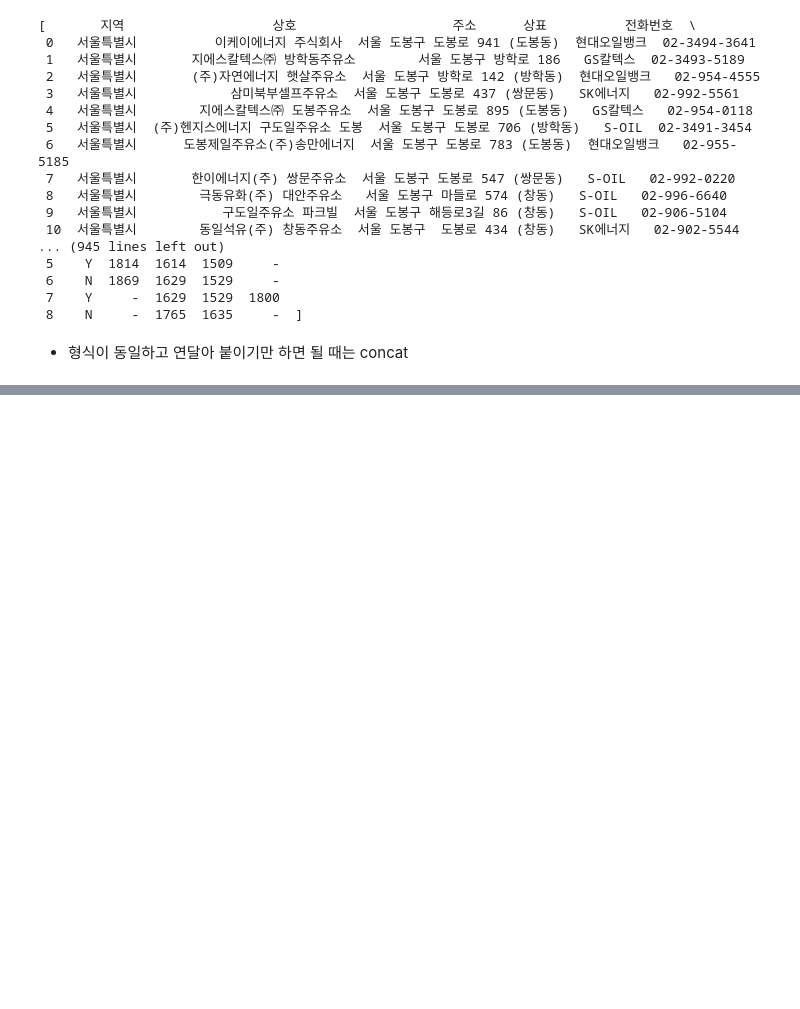
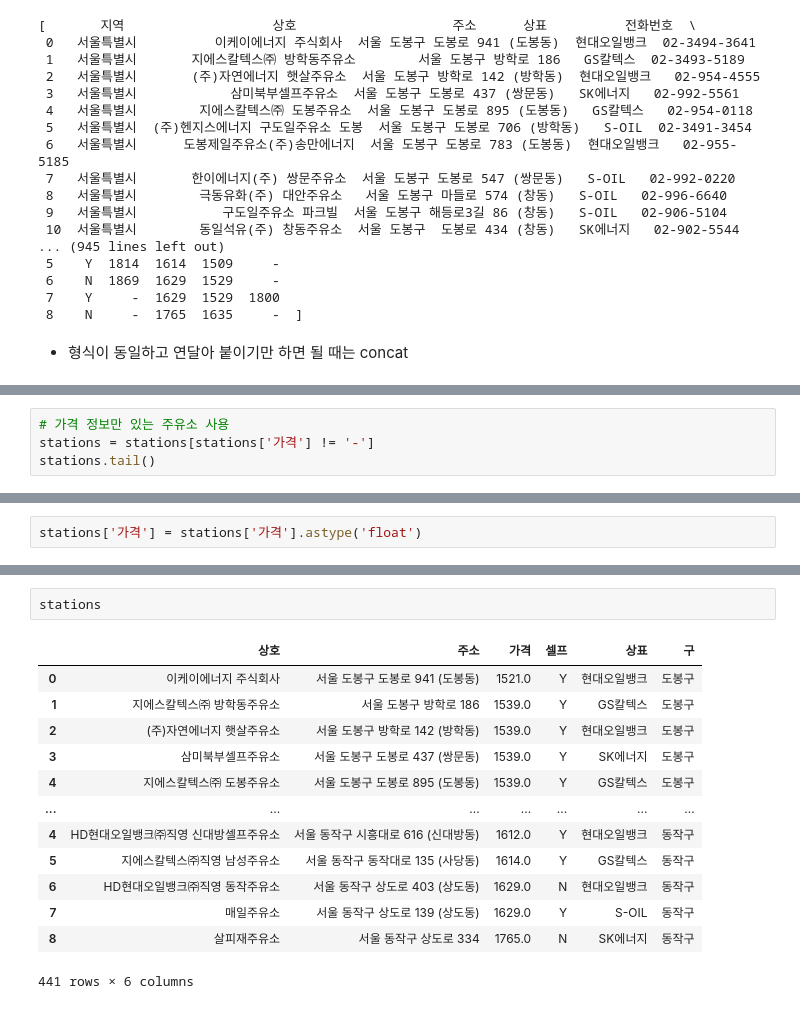
Before and after one commit to offpython/EDA, a Jupyter notebook: 04. Selenium_Basic_1.ipynb, the cells around one changed output, grey strips where cells are left out. Drawn from its saved outputs; the diff is of its cells as text; blank space fills up the shorter version.

```diff
--- a/04. Selenium_Basic_1.ipynb
+++ b/04. Selenium_Basic_1.ipynb
@@ -473,0 +553,4 @@ memory usage: 38.1+ KB
+# %%
+# 가격 정보만 있는 주유소 사용
+stations = stations[stations['가격'] != '-']
+stations.tail()
@@ -473,0 +564,2 @@ memory usage: 38.1+ KB
+# %%
+stations['가격'] = stations['가격'].astype('float')
@@ -473,0 +588,16 @@ memory usage: 38.1+ KB
+# %%
+stations
+# %% [output]
+|  | 상호 | 주소 | 가격 | 셀프 | 상표 | 구 |
+| 0 | 이케이에너지 주식회사 | 서울 도봉구 도봉로 941 (도봉동) | 1521.0 | Y | 현대오일뱅크 | 도봉구 |
+| 1 | 지에스칼텍스㈜ 방학동주유소 | 서울 도봉구 방학로 186 | 1539.0 | Y | GS칼텍스 | 도봉구 |
+| 2 | (주)자연에너지 햇살주유소 | 서울 도봉구 방학로 142 (방학동) | 1539.0 | Y | 현대오일뱅크 | 도봉구 |
+| 3 | 삼미북부셀프주유소 | 서울 도봉구 도봉로 437 (쌍문동) | 1539.0 | Y | SK에너지 | 도봉구 |
+| 4 | 지에스칼텍스㈜ 도봉주유소 | 서울 도봉구 도봉로 895 (도봉동) | 1539.0 | Y | GS칼텍스 | 도봉구 |
+| ... | ... | ... | ... | ... | ... | ... |
+| 4 | HD현대오일뱅크㈜직영 신대방셀프주유소 | 서울 동작구 시흥대로 616 (신대방동) | 1612.0 | Y | 현대오일뱅크 | 동작구 |
+| 5 | 지에스칼텍스㈜직영 남성주유소 | 서울 동작구 동작대로 135 (사당동) | 1614.0 | Y | GS칼텍스 | 동작구 |
+| 6 | HD현대오일뱅크㈜직영 동작주유소 | 서울 동작구 상도로 403 (상도동) | 1629.0 | N | 현대오일뱅크 | 동작구 |
+| 7 | 매일주유소 | 서울 동작구 상도로 139 (상도동) | 1629.0 | Y | S-OIL | 동작구 |
+| 8 | 살피재주유소 | 서울 동작구 상도로 334 | 1765.0 | N | SK에너지 | 동작구 |
+441 rows × 6 columns
```
Also changed, not shown: parts of 16 cells of this notebook.
